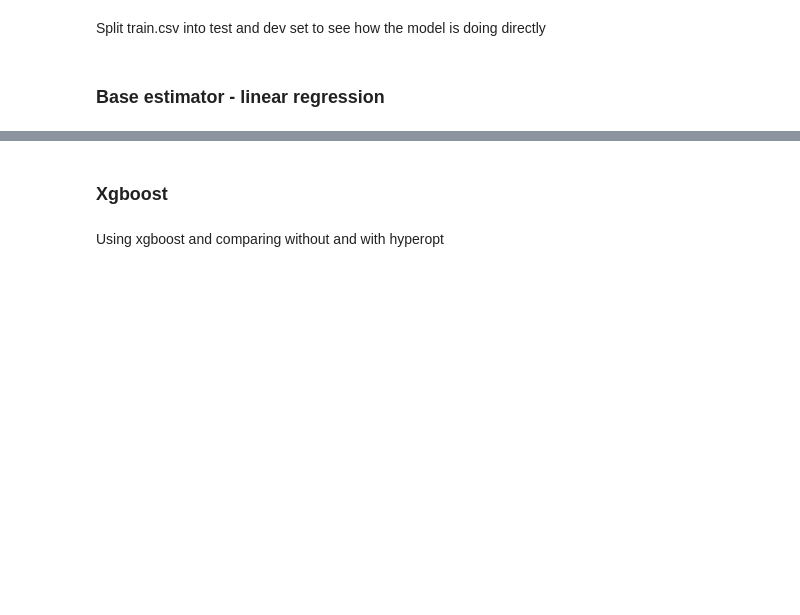
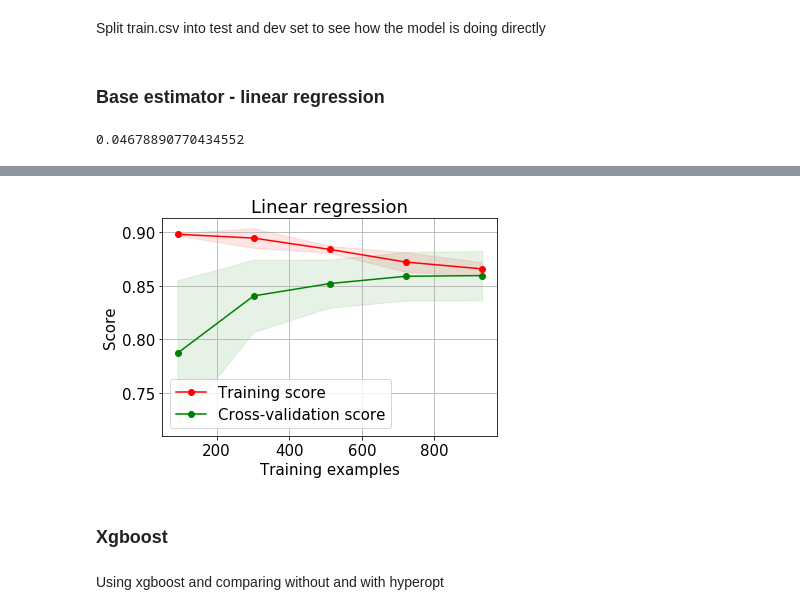
Before and after one commit to freefeynman123/kaggle_competitions, a Jupyter notebook: house_prices/xgboost_hyperopt.ipynb, the cells around one changed output, grey strips where cells are left out. Drawn from its saved outputs; the diff is of its cells as text; code cells hidden in the pictures; blank space fills up the shorter version.

```diff
--- a/house_prices/xgboost_hyperopt.ipynb
+++ b/house_prices/xgboost_hyperopt.ipynb
@@ -297,8 +299,19 @@ data_house_selected_norm = pd.DataFrame(minmax.transform(data_house_selected), i
 # %% [markdown]
 Split train.csv into test and dev set to see how the model is doing directly
 # %%
-train_x, dev_x, train_y, dev_y = train_test_split(data_house_selected_norm.iloc[:,:5],
+data_house_selected_norm_x = data_house_selected_norm.loc[:,~data_house_selected_norm.columns.isin(['SalePrice'])]
+train_x, dev_x, train_y, dev_y = train_test_split(data_house_selected_norm_x,
                                                   data_house_selected_norm['SalePrice'],
                                                     test_size=0.2, random_state=42)
 # %% [markdown]
 ### Base estimator - linear regression <a name="base_estimator"></a>
+# %%
+lr = LinearRegression()
+lr.fit(train_x, train_y)
+lr_pred = lr.predict(dev_x)
+print(np.sqrt(mean_squared_error(y_pred=lr_pred, y_true=dev_y)))
+# %% [output]
+0.04678890770434552
+# %%
+plot_learning_curve(X=train_x, y = train_y, estimator=lr, cv=5, title="Linear regression")
+# %% [output]
@@ -305,3 +319,4 @@ train_x, dev_x, train_y, dev_y = train_test_split(data_house_selected_norm.iloc[
+[figure, added]
 # %% [markdown]
 ### Xgboost <a name='xgboost'></a>
 # %% [markdown]
```
Also changed, not shown: parts of 24 cells of this notebook.
